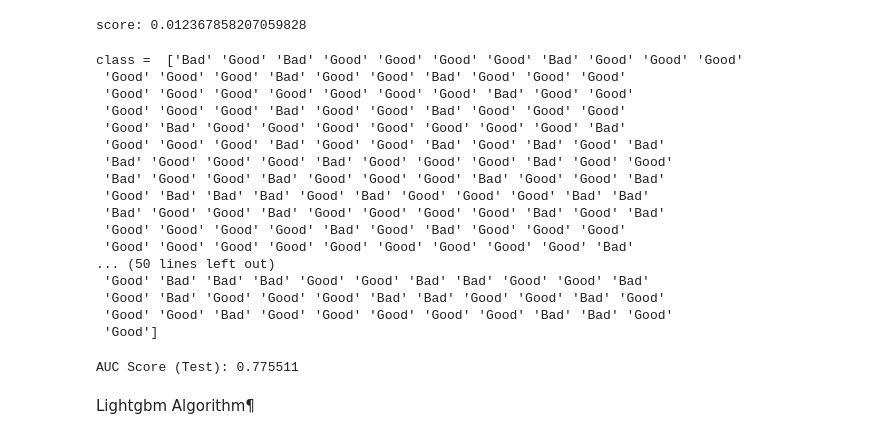
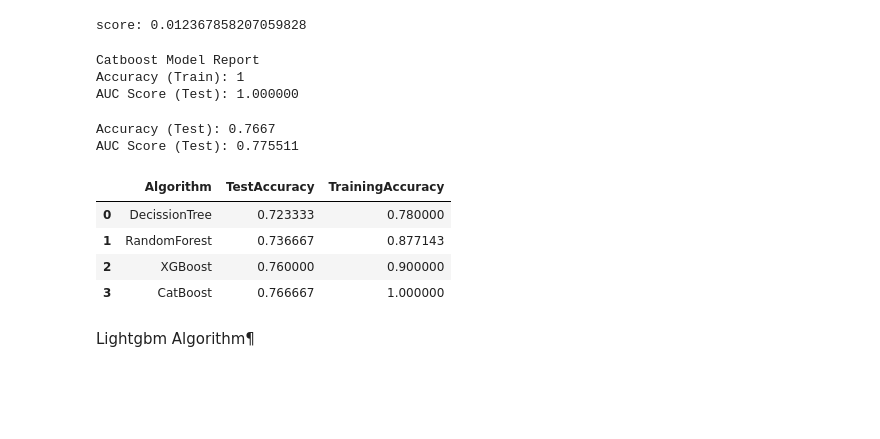
Before and after one commit to santoshgurujula/Springboard_Tasks, a Jupyter notebook: Mini_Project_Tree-Based_Algorithms.ipynb, the cells around one changed output. Saved outputs shown, nothing was run; the diff lists cells and outputs as text; code cells hidden in the pictures; blank space fills up the shorter version.

```diff
--- a/Mini_Project_Tree-Based_Algorithms.ipynb
+++ b/Mini_Project_Tree-Based_Algorithms.ipynb
@@ -514 +554,8 @@ AUC Score (Train): 0.965594
 AUC Score (Test): 0.790837
+# %%
+#append Random forest scores to accuracy DF
+accuracy_score_df=accuracy_score_df.append(pd.Series({"Algorithm":'XGBoost'
+                                                      ,"TestAccuracy":xg_test_score
+                                                      ,"TrainingAccuracy":xg_train_score})
+                         ,ignore_index = True)
+accuracy_score_df
@@ -598,0 +643,19 @@ Name: Class, dtype: object
+# %%
+from sklearn import metrics
+from sklearn.model_selection import train_test_split
+import matplotlib.pylab as plt
+%matplotlib inline
+from matplotlib.pylab import rcParams
+rcParams['figure.figsize'] = 12, 4
+
+#Read data
+credit_data_df2 = pd.read_csv("GermanCredit.csv")
+credit_data_df2.head()
+
+#We need to predict class
+y=credit_data_df2.Class
+
+#Drop target value from df
+X=credit_data_df2.drop('Class',axis=1)
+
+y.head()
@@ -653,31 +723,38 @@ score: 0.012367858207059828
 # make the prediction using the resulting model
 preds_train_class = default_cb.predict(Xtrain)
 preds_train_proba = default_cb.predict_proba(Xtrain)[:,1]
-print("class = ", preds_train_class)
-#print("proba = ", preds_proba)
+
+catboost_train_score =metrics.accuracy_score(ytrain, preds_train_class)
+#Print model report:
+print ("\nCatboost Model Report")
+print ("Accuracy (Train): %.4g" % catboost_train_score)
+print ("AUC Score (Test): %f" % metrics.roc_auc_score((ytrain=='Good')*1, preds_train_proba))
 # %% [output]
-class =  ['Bad' 'Good' 'Bad' 'Good' 'Good' 'Good' 'Good' 'Bad' 'Good' 'Good' 'Good'
- 'Good' 'Good' 'Good' 'Bad' 'Good' 'Good' 'Bad' 'Good' 'Good' 'Good'
- 'Good' 'Good' 'Good' 'Good' 'Good' 'Good' 'Good' 'Bad' 'Good' 'Good'
- 'Good' 'Good' 'Good' 'Bad' 'Good' 'Good' 'Bad' 'Good' 'Good' 'Good'
- 'Good' 'Bad' 'Good' 'Good' 'Good' 'Good' 'Good' 'Good' 'Good' 'Bad'
- 'Good' 'Good' 'Good' 'Bad' 'Good' 'Good' 'Bad' 'Good' 'Bad' 'Good' 'Bad'
- 'Bad' 'Good' 'Good' 'Good' 'Bad' 'Good' 'Good' 'Good' 'Bad' 'Good' 'Good'
- 'Bad' 'Good' 'Good' 'Bad' 'Good' 'Good' 'Good' 'Bad' 'Good' 'Good' 'Bad'
- 'Good' 'Bad' 'Bad' 'Bad' 'Good' 'Bad' 'Good' 'Good' 'Good' 'Bad' 'Bad'
- 'Bad' 'Good' 'Good' 'Bad' 'Good' 'Good' 'Good' 'Good' 'Bad' 'Good' 'Bad'
- 'Good' 'Good' 'Good' 'Good' 'Bad' 'Good' 'Bad' 'Good' 'Good' 'Good'
- 'Good' 'Good' 'Good' 'Good' 'Good' 'Good' 'Good' 'Good' 'Good' 'Bad'
-... (50 lines left out)
- 'Good' 'Bad' 'Bad' 'Bad' 'Good' 'Good' 'Bad' 'Bad' 'Good' 'Good' 'Bad'
- 'Good' 'Bad' 'Good' 'Good' 'Good' 'Bad' 'Bad' 'Good' 'Good' 'Bad' 'Good'
- 'Good' 'Good' 'Bad' 'Good' 'Good' 'Good' 'Good' 'Good' 'Bad' 'Bad' 'Good'
- 'Good']
+Catboost Model Report
+Accuracy (Train): 1
+AUC Score (Test): 1.000000
 # %%
+dtest_predictions = default_cb.predict(Xtest)
 preds_test_proba = default_cb.predict_proba(Xtest)[:,1]
+catboost_test_score =metrics.accuracy_score(ytest, dtest_predictions)
+print ("Accuracy (Test): %.4g" % catboost_test_score)
 print ("AUC Score (Test): %f" % metrics.roc_auc_score((ytest=='Good')*1, preds_test_proba))
 # %% [output]
+Accuracy (Test): 0.7667
 AUC Score (Test): 0.775511
+# %%
+#append catboost scores to accuracy DF
+accuracy_score_df=accuracy_score_df.append(pd.Series({"Algorithm":'CatBoost'
+                                                      ,"TestAccuracy":catboost_test_score
+                                                      ,"TrainingAccuracy":catboost_train_score})
+                         ,ignore_index = True)
+accuracy_score_df
+# %% [output]
+|  | Algorithm | TestAccuracy | TrainingAccuracy |
+| 0 | DecissionTree | 0.723333 | 0.780000 |
+| 1 | RandomForest | 0.736667 | 0.877143 |
+| 2 | XGBoost | 0.760000 | 0.900000 |
+| 3 | CatBoost | 0.766667 | 1.000000 |
 # %% [markdown]
 Lightgbm Algorithm¶
 # %%
```
Also changed, not shown: parts of 28 cells of this notebook.
